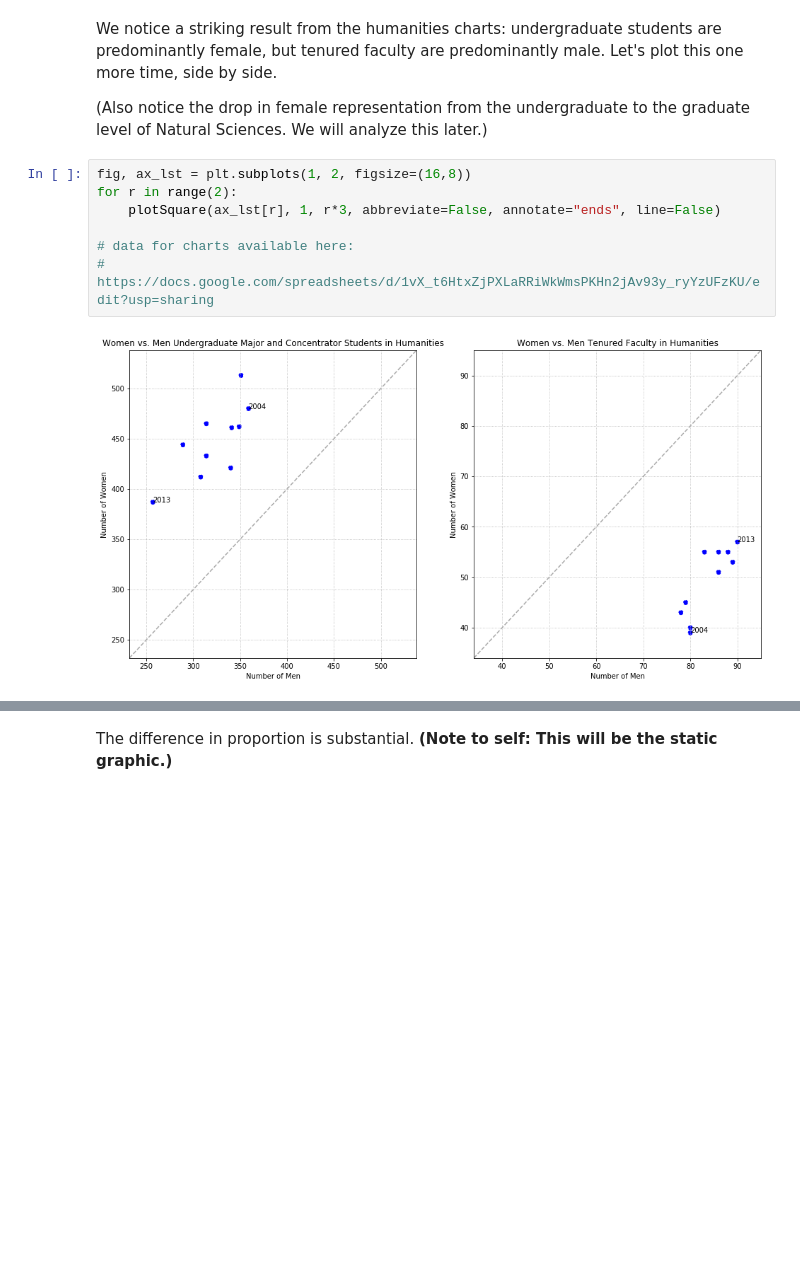
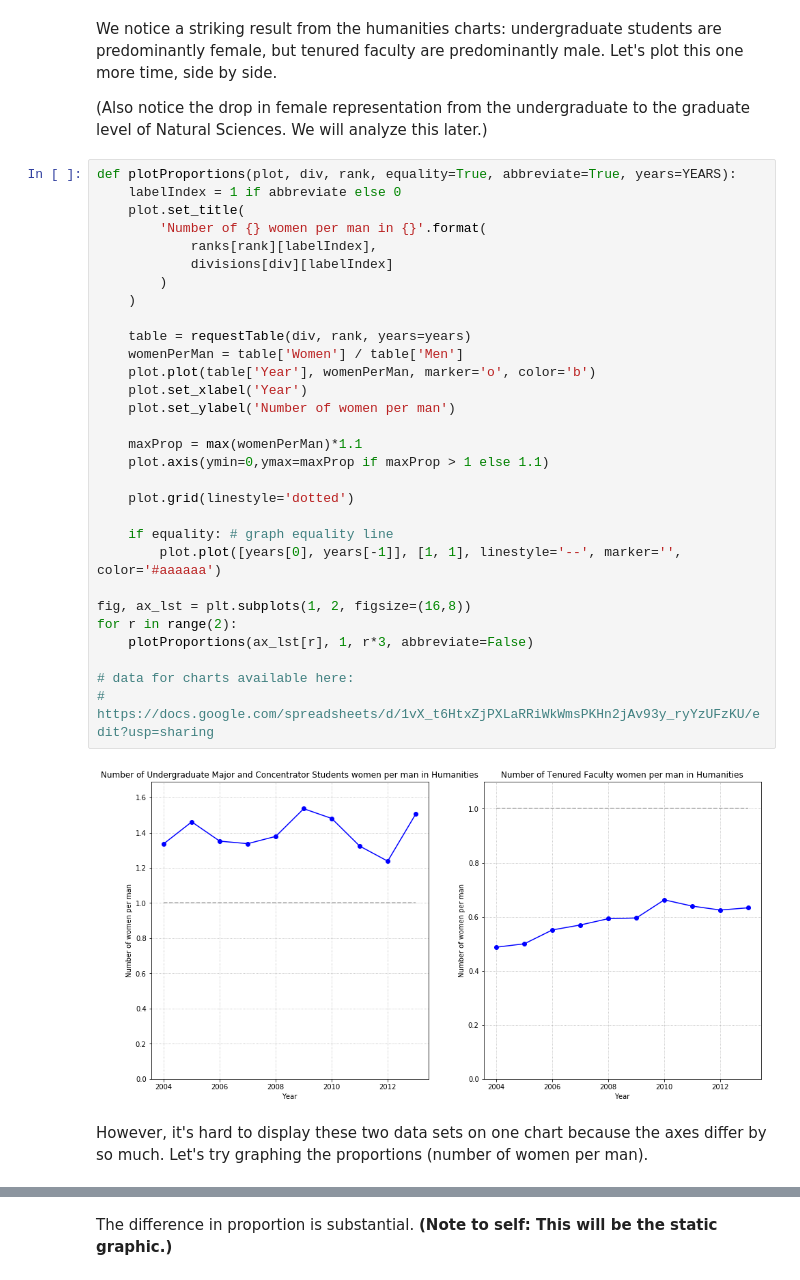
Before and after one commit to jsonkao/CU-female-representation, a Jupyter notebook: notebooks/female-representation.ipynb, the cells around one changed output, grey strips where cells are left out. Cells and saved outputs as stored; diff of their text form; blank space fills up the shorter version.

Commit message:
proportions

```diff
--- a/notebooks/female-representation.ipynb
+++ b/notebooks/female-representation.ipynb
@@ -89,12 +89,37 @@ for d in range(len(divisions)):
 We notice a striking result from the humanities charts: undergraduate students are predominantly female, but tenured faculty are predominantly male. Let's plot this one more time, side by side.
 
 (Also notice the drop in female representation from the undergraduate to the graduate level of Natural Sciences. We will analyze this later.)
-# %%
-fig, ax_lst = plt.subplots(1, 2, figsize=(16,8))
-for r in range(2):
-    plotSquare(ax_lst[r], 1, r*3, abbreviate=False, annotate="ends", line=False)
-
-# data for charts available here:
-# https://docs.google.com/spreadsheets/d/1vX_t6HtxZjPXLaRRiWkWmsPKHn2jAv93y_ryYzUFzKU/edit?usp=sharing
-# %% [output]
-[figure, removed]
+# %%
+def plotProportions(plot, div, rank, equality=True, abbreviate=True, years=YEARS):
+    labelIndex = 1 if abbreviate else 0
+    plot.set_title(
+        'Number of {} women per man in {}'.format(
+            ranks[rank][labelIndex],
+            divisions[div][labelIndex]
+        )
+    )
+
+    table = requestTable(div, rank, years=years)
+    womenPerMan = table['Women'] / table['Men']
+    plot.plot(table['Year'], womenPerMan, marker='o', color='b')
+    plot.set_xlabel('Year')
+    plot.set_ylabel('Number of women per man')
+
+    maxProp = max(womenPerMan)*1.1
+    plot.axis(ymin=0,ymax=maxProp if maxProp > 1 else 1.1)
+
+    plot.grid(linestyle='dotted')
+
+    if equality: # graph equality line
+        plot.plot([years[0], years[-1]], [1, 1], linestyle='--', marker='', color='#aaaaaa')
+
+fig, ax_lst = plt.subplots(1, 2, figsize=(16,8))
+for r in range(2):
+    plotProportions(ax_lst[r], 1, r*3, abbreviate=False)
+
+# data for charts available here:
+# https://docs.google.com/spreadsheets/d/1vX_t6HtxZjPXLaRRiWkWmsPKHn2jAv93y_ryYzUFzKU/edit?usp=sharing
+# %% [output]
+[figure, added]
+# %% [markdown]
+However, it's hard to display these two data sets on one chart because the axes differ by so much. Let's try graphing the proportions (number of women per man).
```
Also changed, not shown: parts of 1 cell of this notebook.
